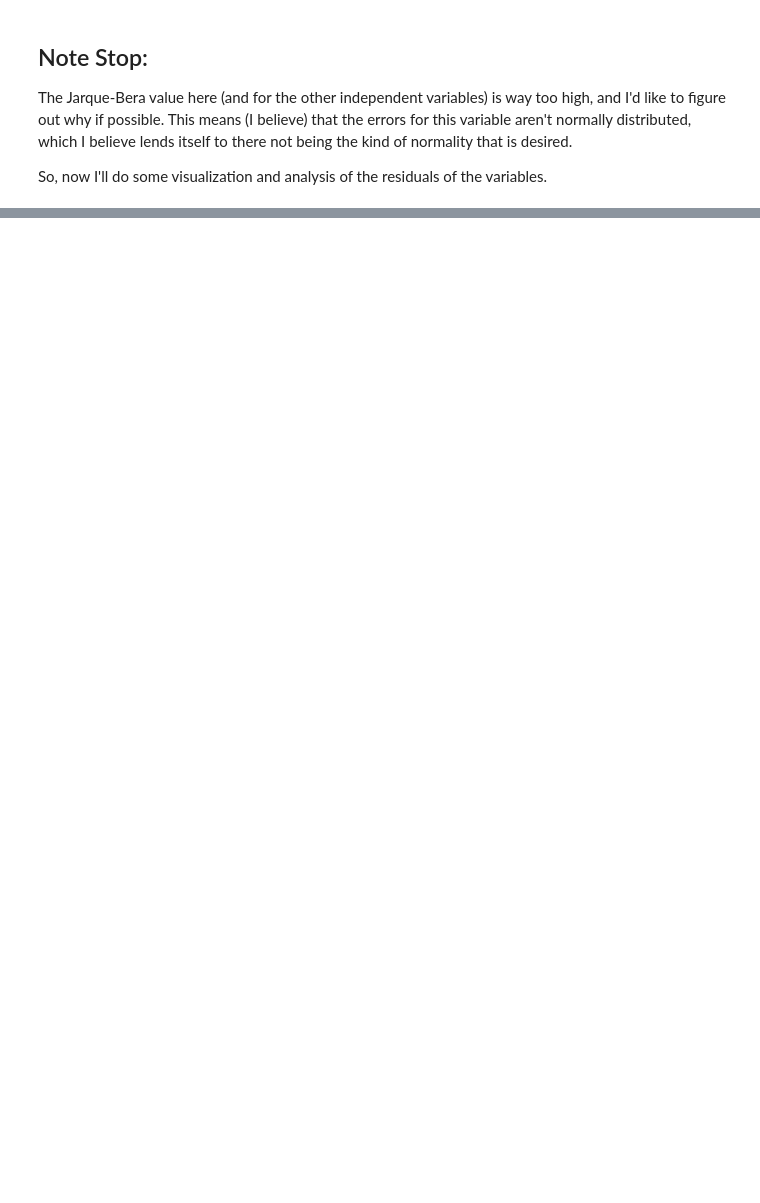
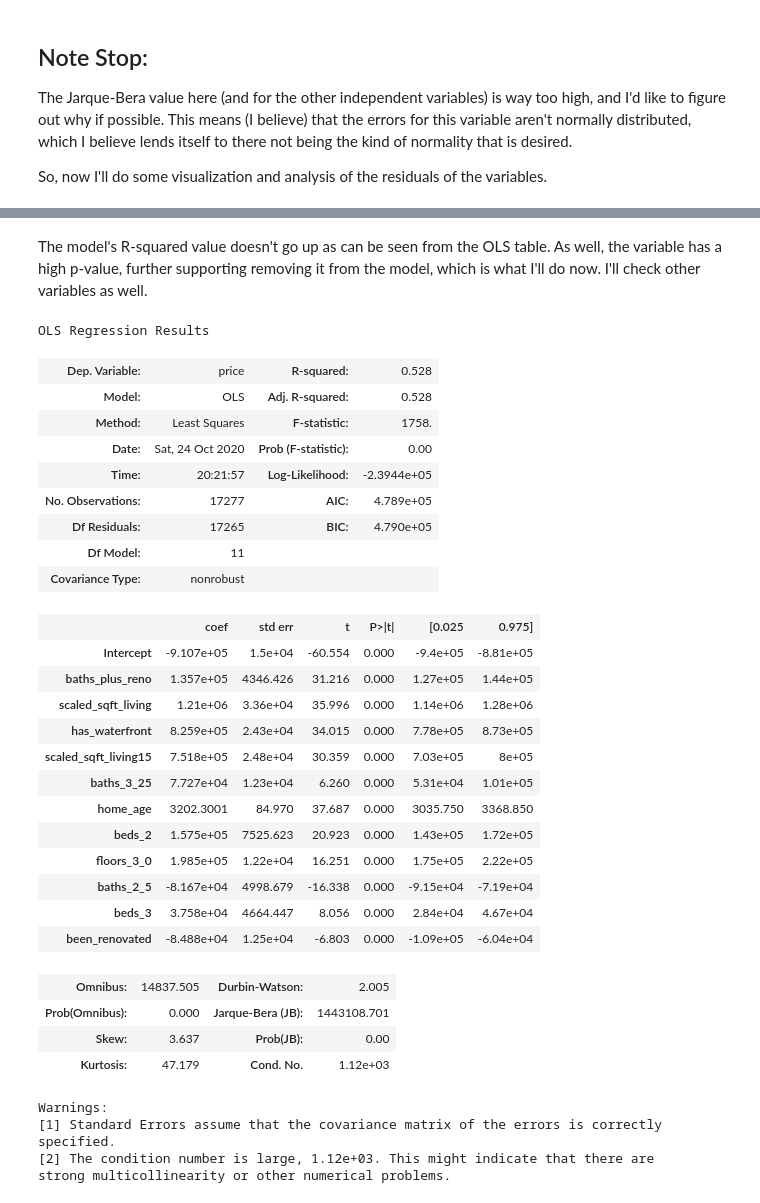
Before and after one commit to emel333/house-price-predict, a Jupyter notebook: Untitled.ipynb, the cells around one changed output, grey strips where cells are left out. Cells and saved outputs as stored; diff of their text form; code cells hidden in the pictures; blank space fills up the shorter version.

```diff
--- a/Untitled.ipynb
+++ b/Untitled.ipynb
@@ -772,3 +819,50 @@ strong multicollinearity or other numerical problems.
+# %% [markdown]
+The model's R-squared value doesn't go up as can be seen from the OLS table. As well, the variable has a high p-value, further supporting removing it from the model, which is what I'll do now. I'll check other variables as well.
+# %%
+# The variables added into the "include" list made a marginal improvement to the R-squared value of the model.
+
+include = ['baths_plus_reno','scaled_sqft_living','has_waterfront','scaled_sqft_living15',
+          'baths_3_25','home_age','beds_2','floors_3_0','baths_2_5','beds_3','been_renovated']
+
+outcome3 = 'price'
+predictors3 = train3.drop(['price'],axis=1)
+pred_sum3 = '+'.join(predictors3[include])
+formula3 = outcome3 + '~' + pred_sum3
+
+model3 = ols(formula=formula3, data=train3).fit()
+model3.summary()
+# %% [output]
+OLS Regression Results
+| Dep. Variable: | price | R-squared: | 0.528 |
+| Model: | OLS | Adj. R-squared: | 0.528 |
+| Method: | Least Squares | F-statistic: | 1758. |
+| Date: | Sat, 24 Oct 2020 | Prob (F-statistic): | 0.00 |
+| Time: | 20:21:57 | Log-Likelihood: | -2.3944e+05 |
+| No. Observations: | 17277 | AIC: | 4.789e+05 |
+| Df Residuals: | 17265 | BIC: | 4.790e+05 |
+| Df Model: | 11 |  |  |
+| Covariance Type: | nonrobust |  |  |
+|  | coef | std err | t | P>|t| | [0.025 | 0.975] |
+| Intercept | -9.107e+05 | 1.5e+04 | -60.554 | 0.000 | -9.4e+05 | -8.81e+05 |
+| baths_plus_reno | 1.357e+05 | 4346.426 | 31.216 | 0.000 | 1.27e+05 | 1.44e+05 |
+| scaled_sqft_living | 1.21e+06 | 3.36e+04 | 35.996 | 0.000 | 1.14e+06 | 1.28e+06 |
+| has_waterfront | 8.259e+05 | 2.43e+04 | 34.015 | 0.000 | 7.78e+05 | 8.73e+05 |
+| scaled_sqft_living15 | 7.518e+05 | 2.48e+04 | 30.359 | 0.000 | 7.03e+05 | 8e+05 |
+| baths_3_25 | 7.727e+04 | 1.23e+04 | 6.260 | 0.000 | 5.31e+04 | 1.01e+05 |
+| home_age | 3202.3001 | 84.970 | 37.687 | 0.000 | 3035.750 | 3368.850 |
+| beds_2 | 1.575e+05 | 7525.623 | 20.923 | 0.000 | 1.43e+05 | 1.72e+05 |
+| floors_3_0 | 1.985e+05 | 1.22e+04 | 16.251 | 0.000 | 1.75e+05 | 2.22e+05 |
+| baths_2_5 | -8.167e+04 | 4998.679 | -16.338 | 0.000 | -9.15e+04 | -7.19e+04 |
+| beds_3 | 3.758e+04 | 4664.447 | 8.056 | 0.000 | 2.84e+04 | 4.67e+04 |
+| been_renovated | -8.488e+04 | 1.25e+04 | -6.803 | 0.000 | -1.09e+05 | -6.04e+04 |
+| Omnibus: | 14837.505 | Durbin-Watson: | 2.005 |
+| Prob(Omnibus): | 0.000 | Jarque-Bera (JB): | 1443108.701 |
+| Skew: | 3.637 | Prob(JB): | 0.00 |
+| Kurtosis: | 47.179 | Cond. No. | 1.12e+03 |
+Warnings:
+[1] Standard Errors assume that the covariance matrix of the errors is correctly specified.
+[2] The condition number is large, 1.12e+03. This might indicate that there are
+strong multicollinearity or other numerical problems.
 # %% [markdown]
 Note Stop:
 --
```
Also changed, not shown: parts of 27 cells of this notebook.
